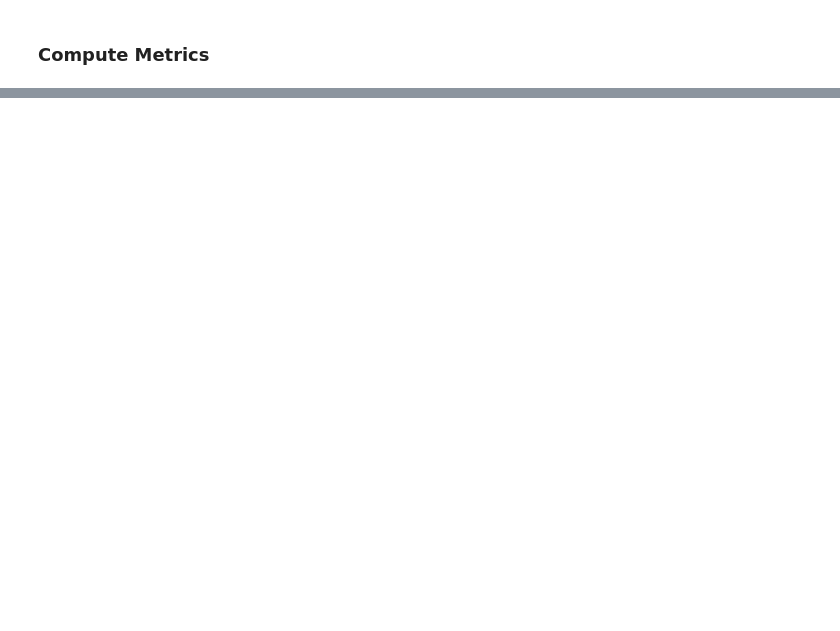
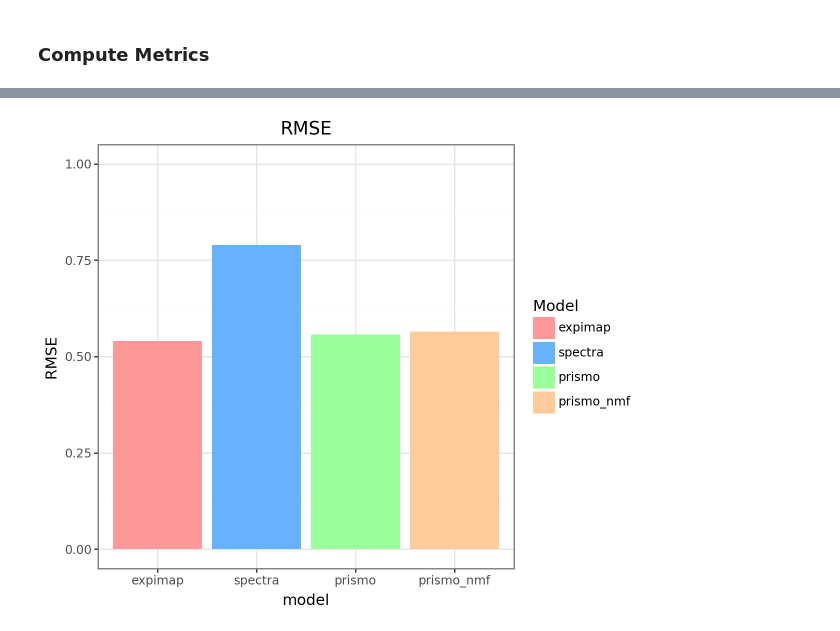
Before and after one commit to bioFAM/mofaflex-analysis, a Jupyter notebook: benchmark/benchmark_kang_metrics.ipynb, the cells around one changed output, grey strips where cells are left out. Saved outputs shown, nothing was run; the diff lists cells and outputs as text; code cells hidden in the pictures; blank space fills up the shorter version.

```diff
--- a/benchmark/benchmark_kang_metrics.ipynb
+++ b/benchmark/benchmark_kang_metrics.ipynb
@@ -427,0 +390,24 @@ point_df = pd.melt(
+# %%
+# Make a barplot for the RMSE
+df_plot = df_scores[df_scores["metric"] == "rmse"].copy()
+df_plot["model"] = pd.Categorical(
+    df_plot["model"], categories=["expimap", "spectra", "prismo", "prismo_nmf"]
+)
+
+p = (
+    p9.ggplot(
+        df_plot,
+        p9.aes(x="model", y="score", fill="model"),
+    )
+    + p9.geom_bar(stat="identity")
+    + p9.theme(axis_text_x=p9.element_text(), figure_size=(6, 5))
+    + p9.coord_cartesian(ylim=(0, 1))
+    + discrete_scale_fill
+    + p9.ylab("RMSE")
+    + p9.labs(fill="Model")
+    # Set title
+    + p9.ggtitle("RMSE")
+)
+p
+# %% [output]
+[figure, added]
```
Also changed, not shown: parts of 31 cells of this notebook, 4 other files.
